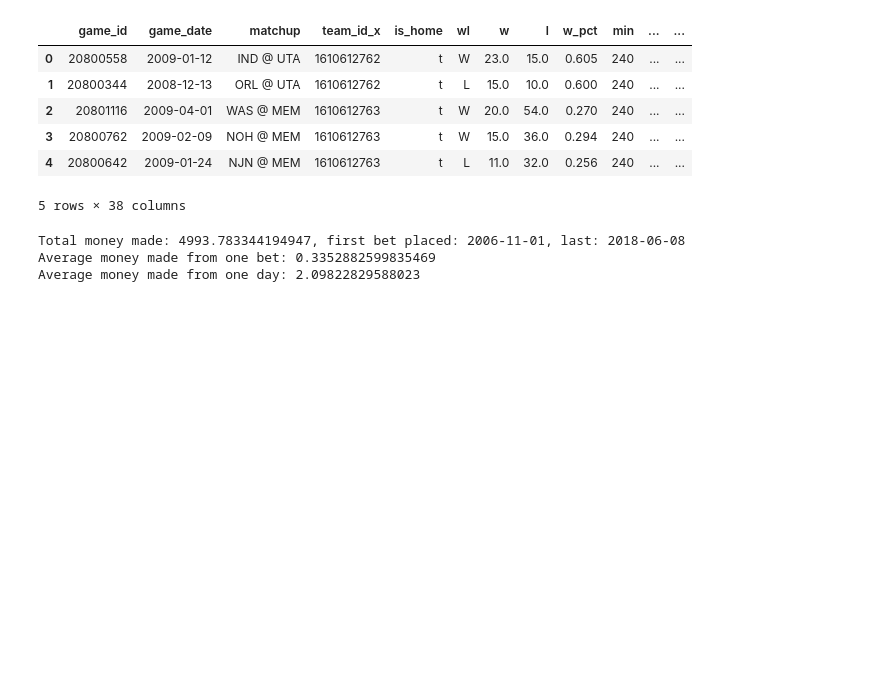
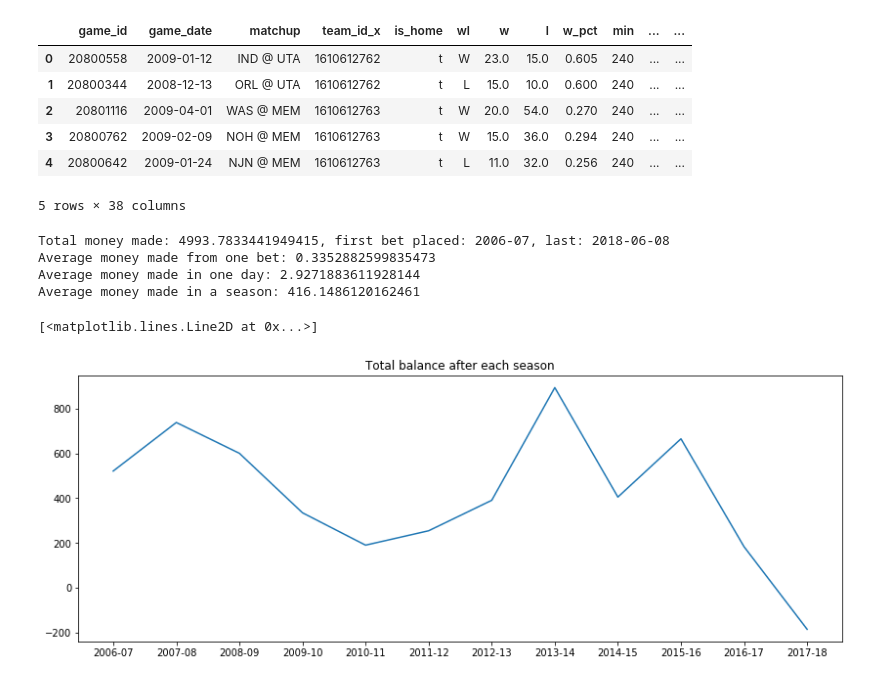
Before and after one commit to jgrodzicki/NBA-result-predictor, a Jupyter notebook: main.ipynb, the cells around one changed output. Drawn from its saved outputs; the diff is of its cells as text; code cells hidden in the pictures; blank space fills up the shorter version.

```diff
--- a/main.ipynb
+++ b/main.ipynb
@@ -219,12 +219,14 @@ def money_boost(line):
     else:
         return line / (100 / our_bet)
 
-money = defaultdict(int)
+money_s = defaultdict(int)
+money_d = defaultdict(int)
 our_bet = 10
 
 for i in tqdm(range(len(lg_df)), position=0, leave=True):
     row = lg_df.iloc[i]
     t = row['game_date']
+    s = row['season']
     t1, t2 = row['matchup'].split(' @ ')
 
     if t1 not in teams or t2 not in teams:
@@ -233,16 +235,38 @@ for i in tqdm(range(len(lg_df)), position=0, leave=True):
     pred = predict_result(t1, t2, t)
 
     if pred == t1 and row['wl'] != 'W':
-        money[t] += money_boost(row['price1'])
+        money_d[t] += money_boost(row['price1'])
+        money_s[s] += money_boost(row['price1'])
     elif pred == t2 and row['wl'] != 'L':
-        money[t] += money_boost(row['price2'])
+        money_d[s] += money_boost(row['price2'])
+        money_s[s] += money_boost(row['price2'])
     else:
-        money[t] -= 10
+        money_d[s] -= 10
+        money_s[s] -= 10
 # %%
-print(f'Total money made: {sum(money.values())}, first bet placed: {min(money.keys())}, last: {max(money.keys())}')
-print(f'Average money made from one bet: {sum(money.values()) / len(lg_df)}')
-print(f'Average money made from one day: {sum(money.values()) / len(money.values())}')
+print(f'Total money made: {sum(money_d.values())}, first bet placed: {min(money_d.keys())}, last: {max(money_d.keys())}')
+print(f'Average money made from one bet: {sum(money_s.values()) / len(lg_df)}')
+print(f'Average money made in one day: {sum(money_d.values()) / len(money_d.values())}')
+print(f'Average money made in a season: {sum(money_s.values()) / len(money_s.values())}')
 # %% [output]
-Total money made: 4993.783344194947, first bet placed: 2006-11-01, last: 2018-06-08
-Average money made from one bet: 0.3352882599835469
-Average money made from one day: 2.09822829588023
+Total money made: 4993.7833441949415, first bet placed: 2006-07, last: 2018-06-08
+Average money made from one bet: 0.3352882599835473
+Average money made in one day: 2.9271883611928144
+Average money made in a season: 416.1486120162461
+# %%
+x, y = [], []
+for k, v in money_s.items():
+    x.append(k)
+    y.append(v)
+
+x = np.array(x)
+y = np.array(y)
+idx = np.argsort(x)
+x = x[idx]
+y = y[idx]
+fig, ax = plt.subplots(figsize=(14, 5))
+ax.set_title('Total balance after each season')
+ax.plot(x, y)
+# %% [output]
+[<matplotlib.lines.Line2D at 0x...>]
+[figure, added]
```
Also changed, not shown: 1 other file.
